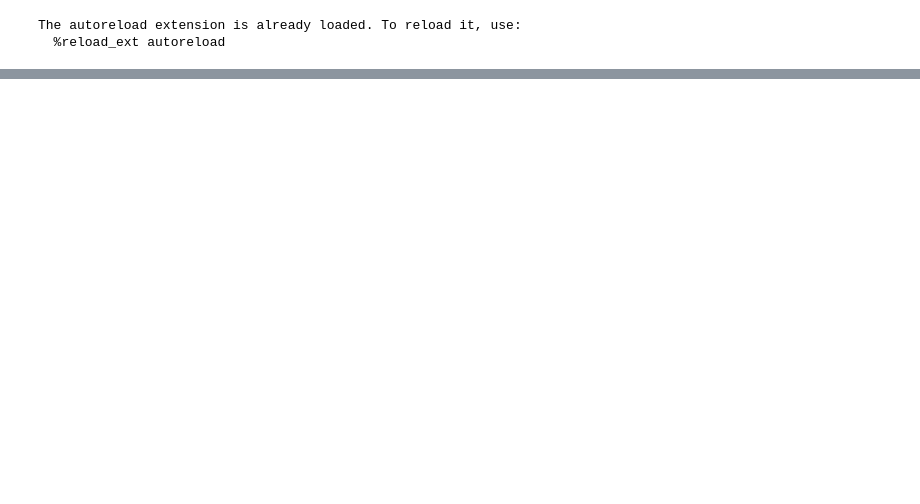
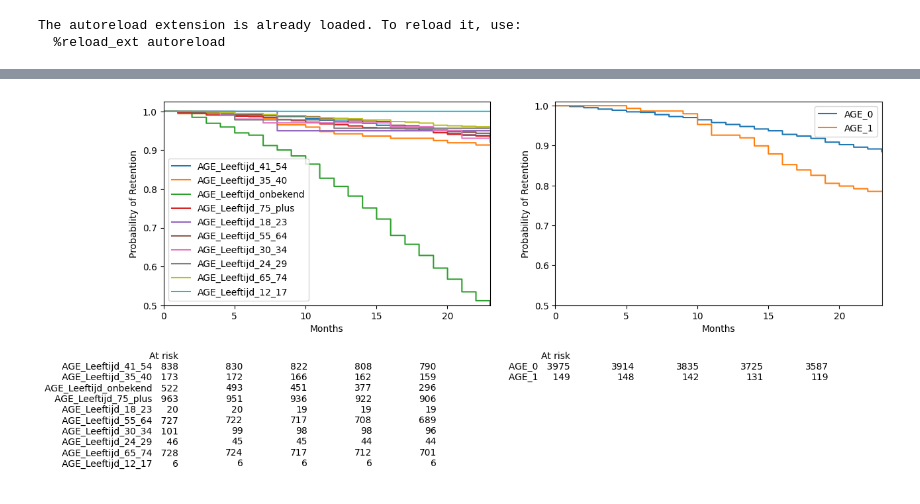
Before and after one commit to Senejohnny/ml, a Jupyter notebook: Notebooks/ABN/churn_prediction.ipynb, the cells around one changed output, grey strips where cells are left out. Saved outputs shown, nothing was run; the diff lists cells and outputs as text; code cells hidden in the pictures; blank space fills up the shorter version.

```diff
--- a/Notebooks/ABN/churn_prediction.ipynb
+++ b/Notebooks/ABN/churn_prediction.ipynb
@@ -132,0 +459,9 @@ TypeError: 'set' object is not subscriptable
+# %%
+fig, ax = plt.subplots(1,2, figsize=(14, 4))
+# 'CREDIT_CLASS', 'DEBIT_CLASS', 'INVESTED_CAPITAL_CLASS', 'SAVINGS_CAPITAL_CLASS',
+# 'MIN_FEED_CLASS', 'REVENUES_CLASS', 'PAYMENT_ACTIVITIES_CODE', 'CROSS_SELL_SCORE', 'CLIENTGROUP', 'ACCOUNTMODEL',
+# 'AGE_CLASS', 'HOMEBANK_COLOUR', 'LOYALITY']
+plot_churn_risk(df_red, 'AGE_CLASS', ax=ax[0], estimator=KaplanMeierFitter, at_risk=True)
+plot_churn_risk(df_red, 'AGE_CLASS_CHANGED', ax=ax[1], estimator=KaplanMeierFitter, at_risk=True)
+# %% [output]
+[figure, added]
```
Also changed, not shown: parts of 71 cells of this notebook, 5 other files.
